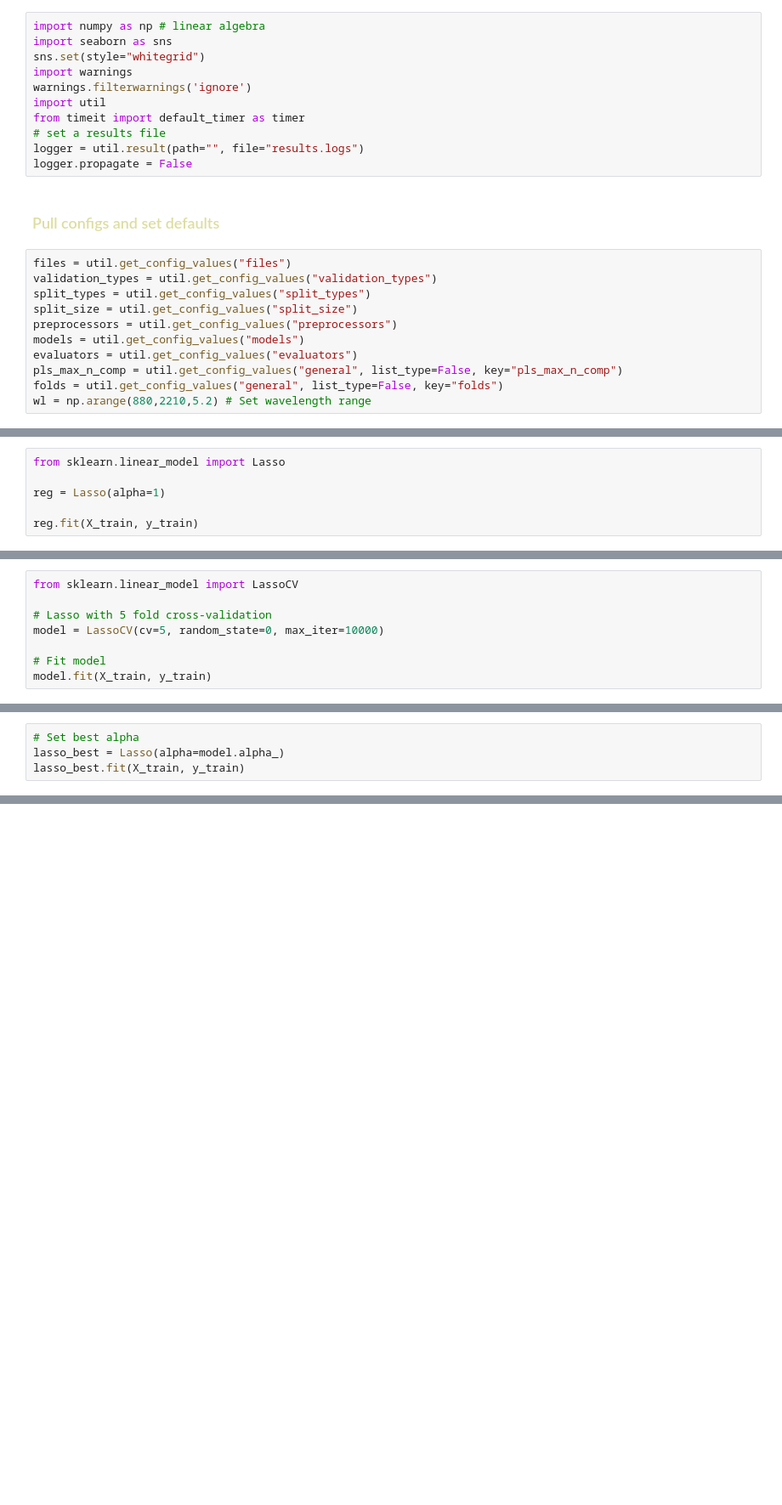
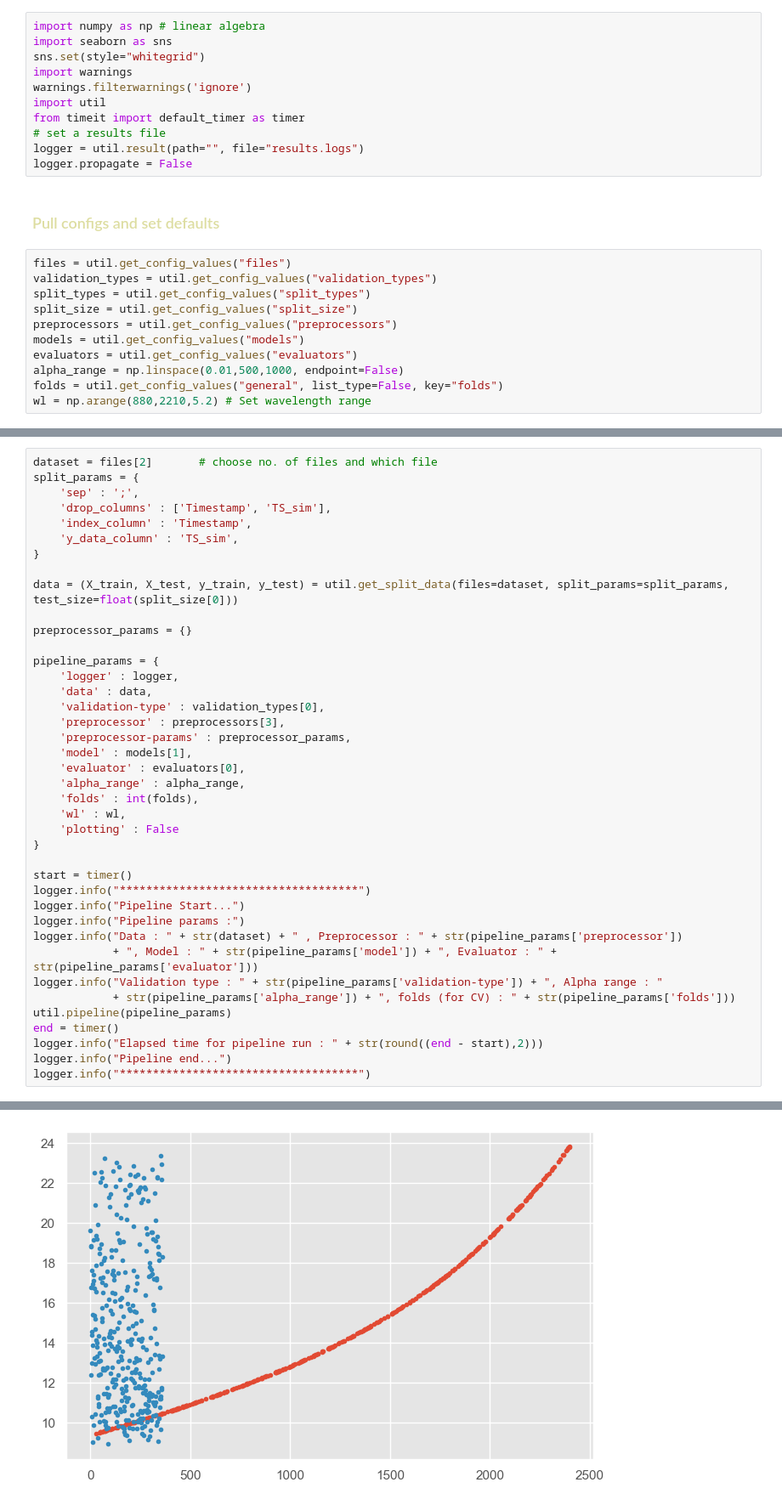
Before and after one commit to kaustav020189/NIR-spectroscopy, a Jupyter notebook: Lasso_Pipeline.ipynb, the cells around one changed output, grey strips where cells are left out. Shown at 85% size. Drawn from its saved outputs; the diff is of its cells as text; blank space fills up the shorter version.

Commit message:
- Run pipeline partly (total or only preprocessors) - Restructured PLS_pipeline file for running different types of pipeline

```diff
--- a/Lasso_Pipeline.ipynb
+++ b/Lasso_Pipeline.ipynb
@@ -19,7 +19,7 @@ split_size = util.get_config_values("split_size")
 preprocessors = util.get_config_values("preprocessors")
 models = util.get_config_values("models")
 evaluators = util.get_config_values("evaluators")
-pls_max_n_comp = util.get_config_values("general", list_type=False, key="pls_max_n_comp")
+alpha_range = np.linspace(0.01,500,1000, endpoint=False)
 folds = util.get_config_values("general", list_type=False, key="folds")
 wl = np.arange(880,2210,5.2) # Set wavelength range
 # %% [markdown]
@@ -27,6 +26,0 @@ wl = np.arange(880,2210,5.2) # Set wavelength range
-# %%
-from sklearn.linear_model import Lasso
-
-reg = Lasso(alpha=1)
-
-reg.fit(X_train, y_train)
@@ -89,8 +26,0 @@ plt.title('Lasso coefficients as a function of alpha');
-# %%
-from sklearn.linear_model import LassoCV
-
-# Lasso with 5 fold cross-validation
-model = LassoCV(cv=5, random_state=0, max_iter=10000)
-
-# Fit model
-model.fit(X_train, y_train)
@@ -105,4 +26,0 @@ model.alpha_
-# %%
-# Set best alpha
-lasso_best = Lasso(alpha=model.alpha_)
-lasso_best.fit(X_train, y_train)
@@ -149,0 +27,41 @@ plt.ylim(ymin, ymax);
+# %%
+dataset = files[2]       # choose no. of files and which file
+split_params = {
+    'sep' : ';',
+    'drop_columns' : ['Timestamp', 'TS_sim'],
+    'index_column' : 'Timestamp',
+    'y_data_column' : 'TS_sim',
+}
+
+data = (X_train, X_test, y_train, y_test) = util.get_split_data(files=dataset, split_params=split_params, test_size=float(split_size[0]))
+
+preprocessor_params = {}
+
+pipeline_params = {
+    'logger' : logger,
+    'data' : data,
+    'validation-type' : validation_types[0],
+    'preprocessor' : preprocessors[3],
+    'preprocessor-params' : preprocessor_params,
+    'model' : models[1],
+    'evaluator' : evaluators[0],
+    'alpha_range' : alpha_range,
+    'folds' : int(folds),
+    'wl' : wl,
+    'plotting' : False
+}
+
+start = timer()
+logger.info("************************************")
+logger.info("Pipeline Start...")
+logger.info("Pipeline params :")
+logger.info("Data : " + str(dataset) + " , Preprocessor : " + str(pipeline_params['preprocessor'])
+            + ", Model : " + str(pipeline_params['model']) + ", Evaluator : " + str(pipeline_params['evaluator']))
+logger.info("Validation type : " + str(pipeline_params['validation-type']) + ", Alpha range : "
+            + str(pipeline_params['alpha_range']) + ", folds (for CV) : " + str(pipeline_params['folds']))
+util.pipeline(pipeline_params)
+end = timer()
+logger.info("Elapsed time for pipeline run : " + str(round((end - start),2)))
+logger.info("Pipeline end...")
+logger.info("************************************")
+# %% [output]
@@ -149,0 +87 @@ plt.ylim(ymin, ymax);
+[figure, added]
```
Also changed, not shown: parts of 21 cells of this notebook, 7 other files.
